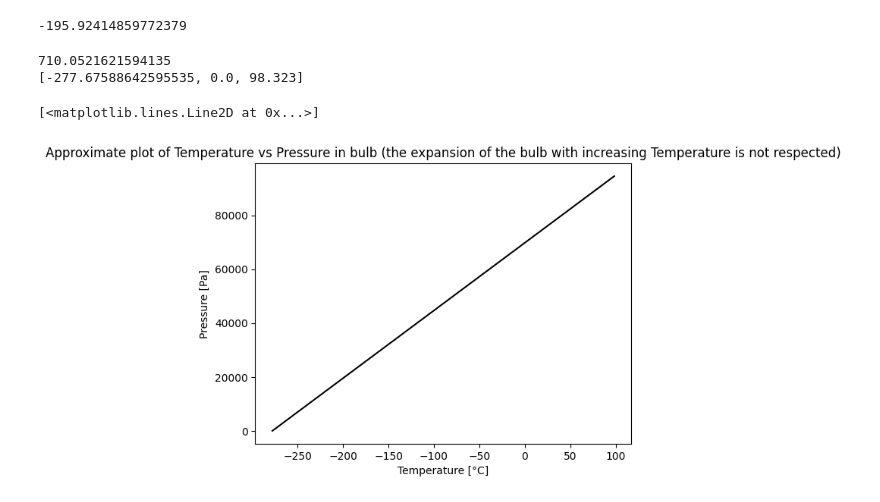
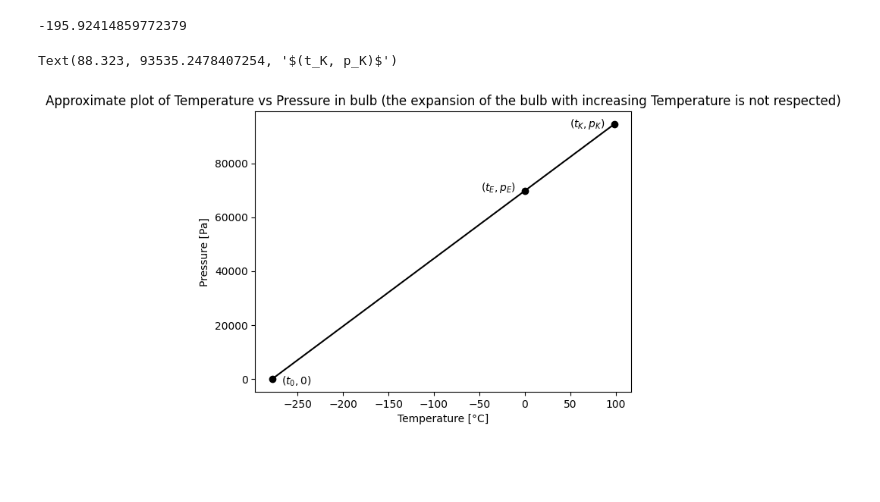
Before and after one commit to Noothless/Physik-Absolute-Zero, a Jupyter notebook: notebook/notebook.ipynb, the cells around one changed output. Drawn from its saved outputs; the diff is of its cells as text; code cells hidden in the pictures; blank space fills up the shorter version.

```diff
--- a/notebook/notebook.ipynb
+++ b/notebook/notebook.ipynb
@@ -105,19 +106,21 @@ print(t_Na)
 # %%
 fig = plt.figure()
 
 ax1 = fig.add_subplot()
 
 
 ax1.set_title('Approximate plot of Temperature vs Pressure in bulb (the expansion of the bulb with increasing Temperature is not respected)')
+# Linear fit through (t_E, p_E) and (t_K, p_K) until p = 0 is reached
 ax1.set_xlabel('Temperature [°C]')
 ax1.set_ylabel('Pressure [Pa]')
 
 P = [0, P_E2, P_K2]
 T = [t_02, M_E2[0], M_K2[0]]
 
 ax1.plot(T,P,c='black',linestyle='-', marker = 'o', label = 'adapt')
+ax1.annotate("$(t_0, 0)$", (T[0] + 10, P[0] - 2000))
+ax1.annotate("$(t_E, p_E)$", (T[1] - 10, P[1]), horizontalalignment='right')
+ax1.annotate("$(t_K, p_K)$", (T[2] - 10, P[2] - 1000), horizontalalignment='right')
 # %% [output]
-710.0521621594135
-[-277.67588642595535, 0.0, 98.323]
+Text(88.323, 93535.2478407254, '$(t_K, p_K)$')
-[<matplotlib.lines.Line2D at 0x...>]
-[figure, old version]
+[figure, new version]
```
Also changed, not shown: parts of 1 cell of this notebook.
